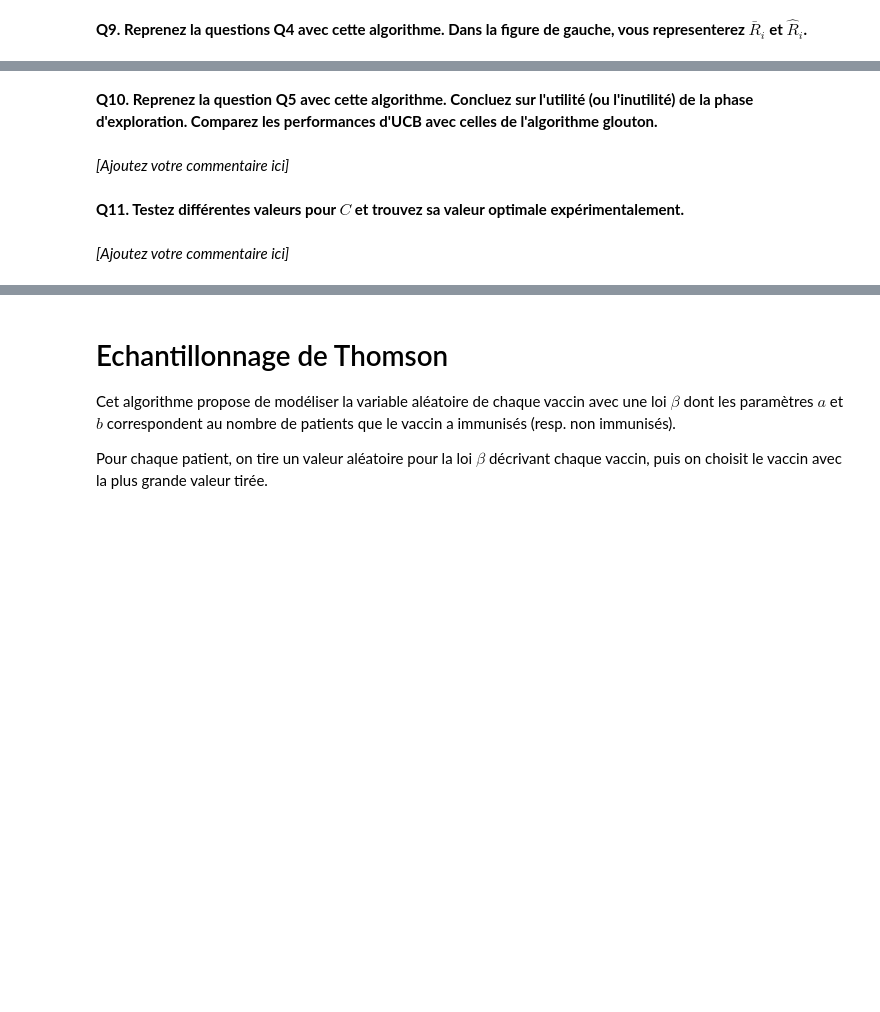
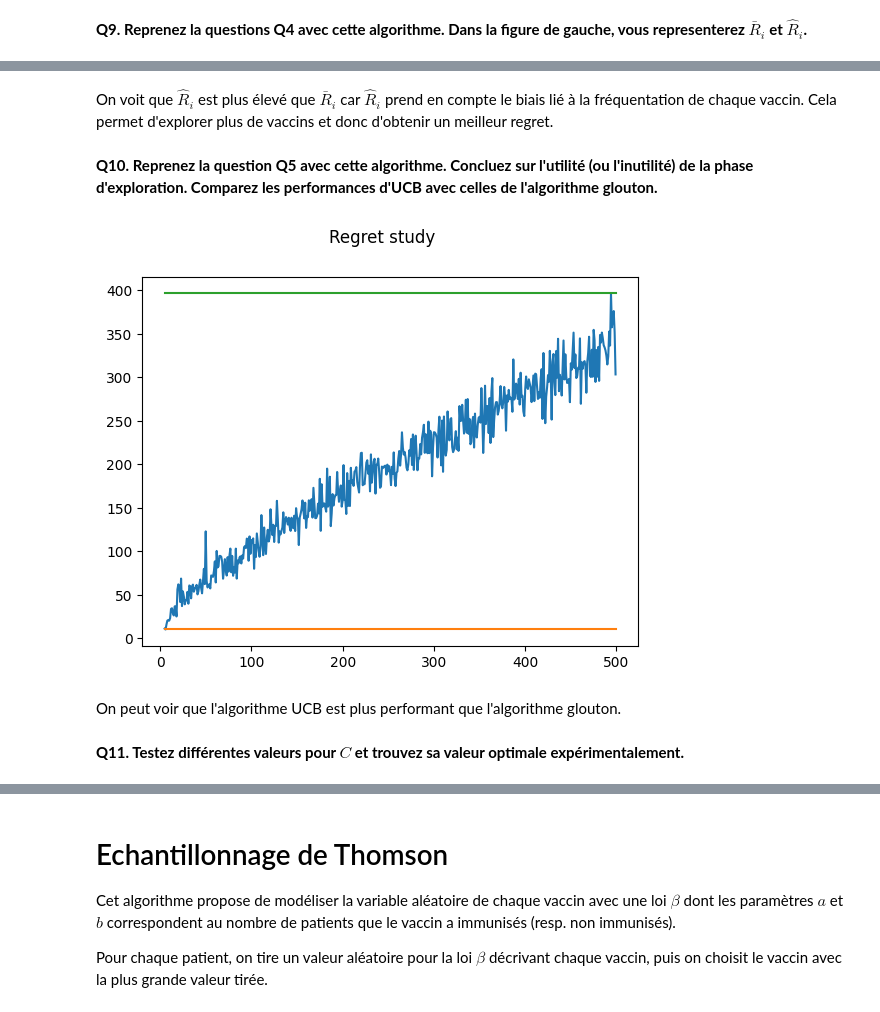
Before and after one commit to SCIA-Premium/RELE, a Jupyter notebook: tp1/C1_TP_MAB1.ipynb, the cells around one changed output, grey strips where cells are left out. Saved outputs shown, nothing was run; the diff lists cells and outputs as text; code cells hidden in the pictures; blank space fills up the shorter version.

```diff
--- a/tp1/C1_TP_MAB1.ipynb
+++ b/tp1/C1_TP_MAB1.ipynb
@@ -453,8 +489,39 @@ L'ecart type du regret est : 56.478733
+# %% [markdown]
+On voit que $\hat{R}_i$ est plus élevé que $\bar{R}_i$ car $\hat{R}_i$ prend en compte le biais lié à la fréquentation de chaque vaccin. Cela permet d'explorer plus de vaccins et donc d'obtenir un meilleur regret.
 # %% [markdown]
 **Q10. Reprenez la question Q5 avec cette algorithme. Concluez sur l'utilité (ou l'inutilité) de la phase d'exploration. Comparez les performances d'UCB avec celles de l'algorithme glouton.**
-# %% [markdown]
-*[Ajoutez votre commentaire ici]*
+# %%
+K = 5
+M = 500
+MAB = generate_arms(K)
+
+def regret_study_ucb(N, MAB):
+    vaccines_test = get_vaccines_injected(N, MAB)
+
+    R_i_test = get_vaccines_efficency_ucb(vaccines_test, N)
+
+    nu_star = max(R_i_test)
+    regret = get_regret(vaccines_test, N, nu_star)
+    return regret.numpy()[0]
+
+# Let's study by variating N between K and M
+Ns = [i for i in range(K, M)]
+regrets = [regret_study_ucb(N, MAB) for N in Ns]
+
+# Plot the average regret, with a line for the min and max regret
+
+def plot_regret_ucb(Ns, regrets):
+    fig, ax = plt.subplots()
+    fig.suptitle('Regret study')
+    ax.plot(Ns, regrets)
+    ax.plot(Ns, [min(regrets) for _ in Ns])
+    ax.plot(Ns, [max(regrets) for _ in Ns])
+    plt.show()
+
+plot_regret_ucb(Ns, regrets)
+# %% [output]
+[figure, added]
+# %% [markdown]
+On peut voir que l'algorithme UCB est plus performant que l'algorithme glouton.
 # %% [markdown]
 **Q11. Testez différentes valeurs pour $C$ et trouvez sa valeur optimale expérimentalement.**
-# %% [markdown]
-*[Ajoutez votre commentaire ici]*
```
Also changed, not shown: parts of 18 cells of this notebook.
